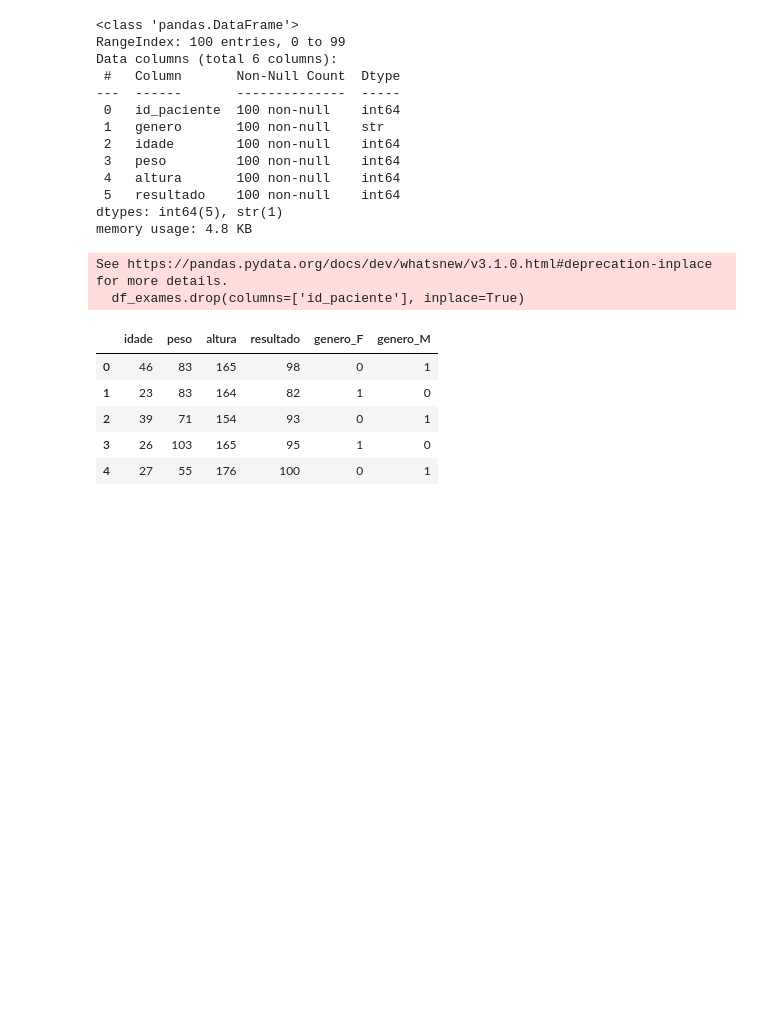
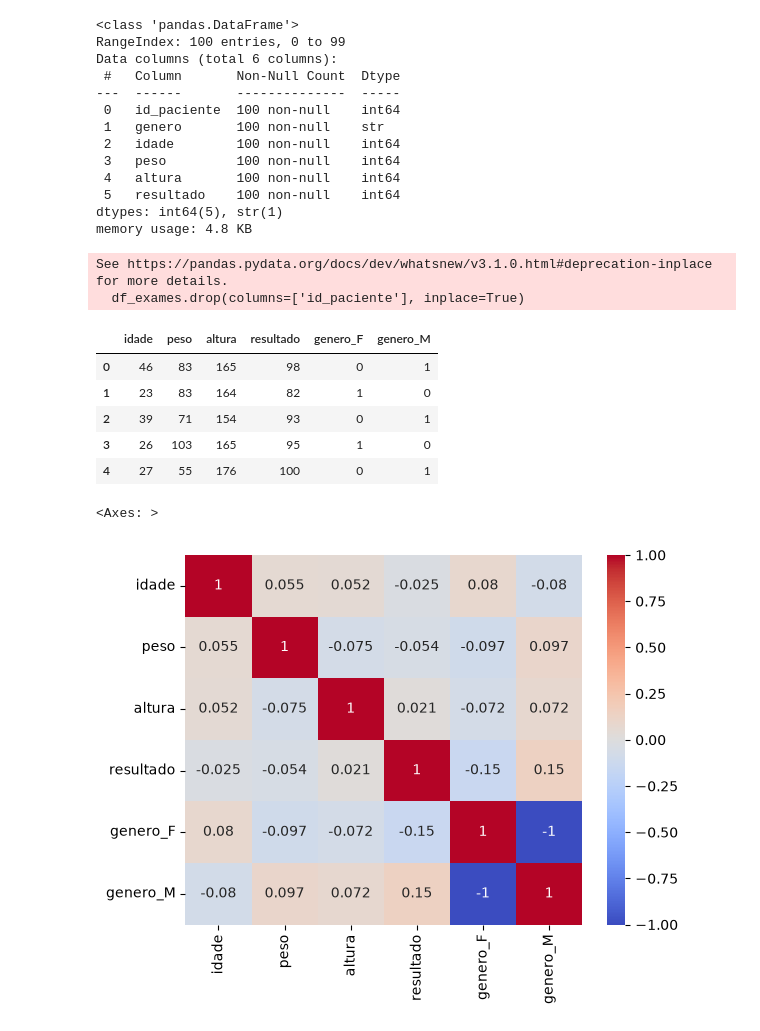
Before and after one commit to oecarvalho/predicao_diabetes, a Jupyter notebook: modelo-diabetes.ipynb, the cells around one changed output. Drawn from its saved outputs; the diff is of its cells as text; code cells hidden in the pictures; blank space fills up the shorter version.

```diff
--- a/modelo-diabetes.ipynb
+++ b/modelo-diabetes.ipynb
@@ -45,3 +45,10 @@ df_exames.head()
 | 2 | 39 | 71 | 154 | 93 | 0 | 1 |
 | 3 | 26 | 103 | 165 | 95 | 1 | 0 |
 | 4 | 27 | 55 | 176 | 100 | 0 | 1 |
+# %%
+# Vamos utilizar um gráfico (mapa de calor), para verificar se existe alguma correlação entre as variáveis do dataset.
+# A correlação é uma medida estatística que indica o quanto duas variáveis estão relacionadas.
+sns.heatmap(df_exames.corr(), annot=True, cmap='coolwarm', vmin=-1, vmax=1)
+# %% [output]
+<Axes: >
+[figure, added]
```
Also changed, not shown: parts of 23 cells of this notebook.
